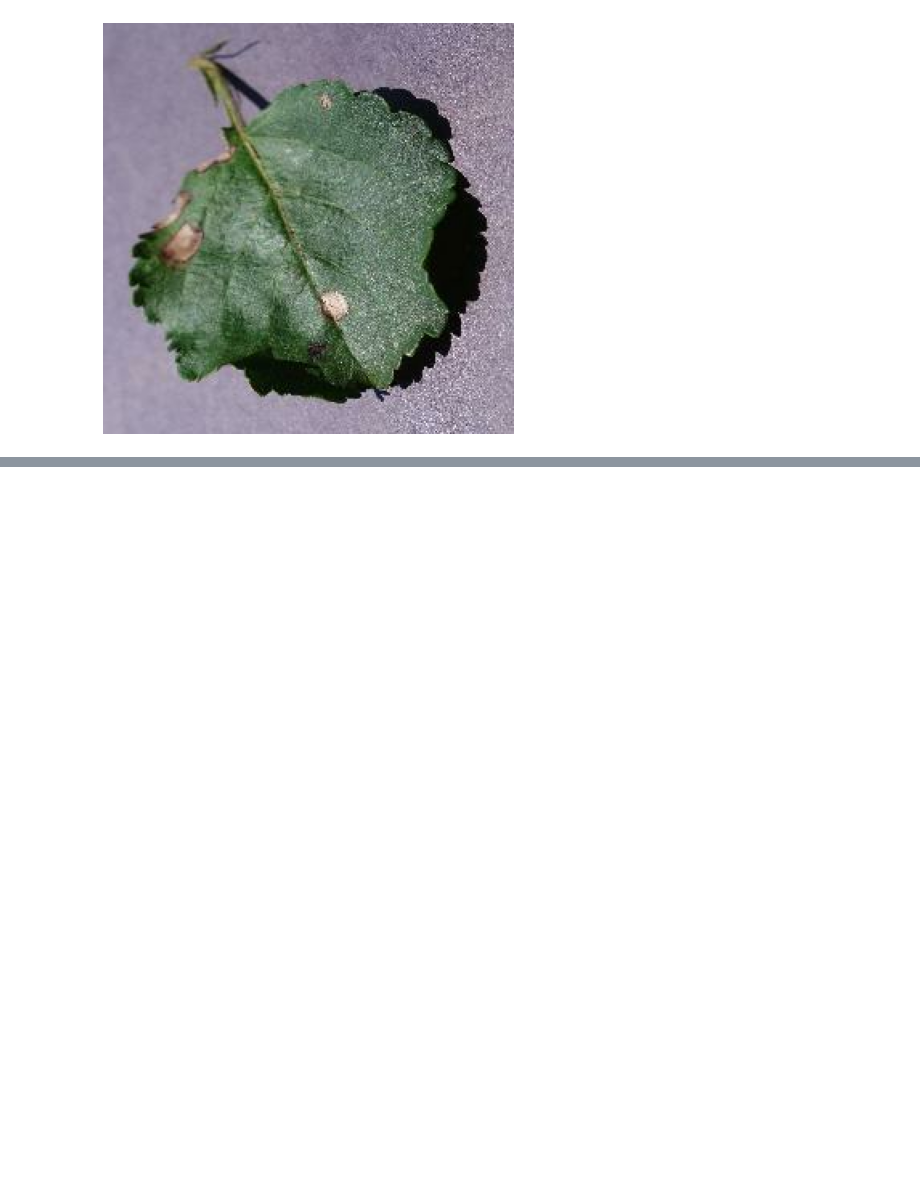
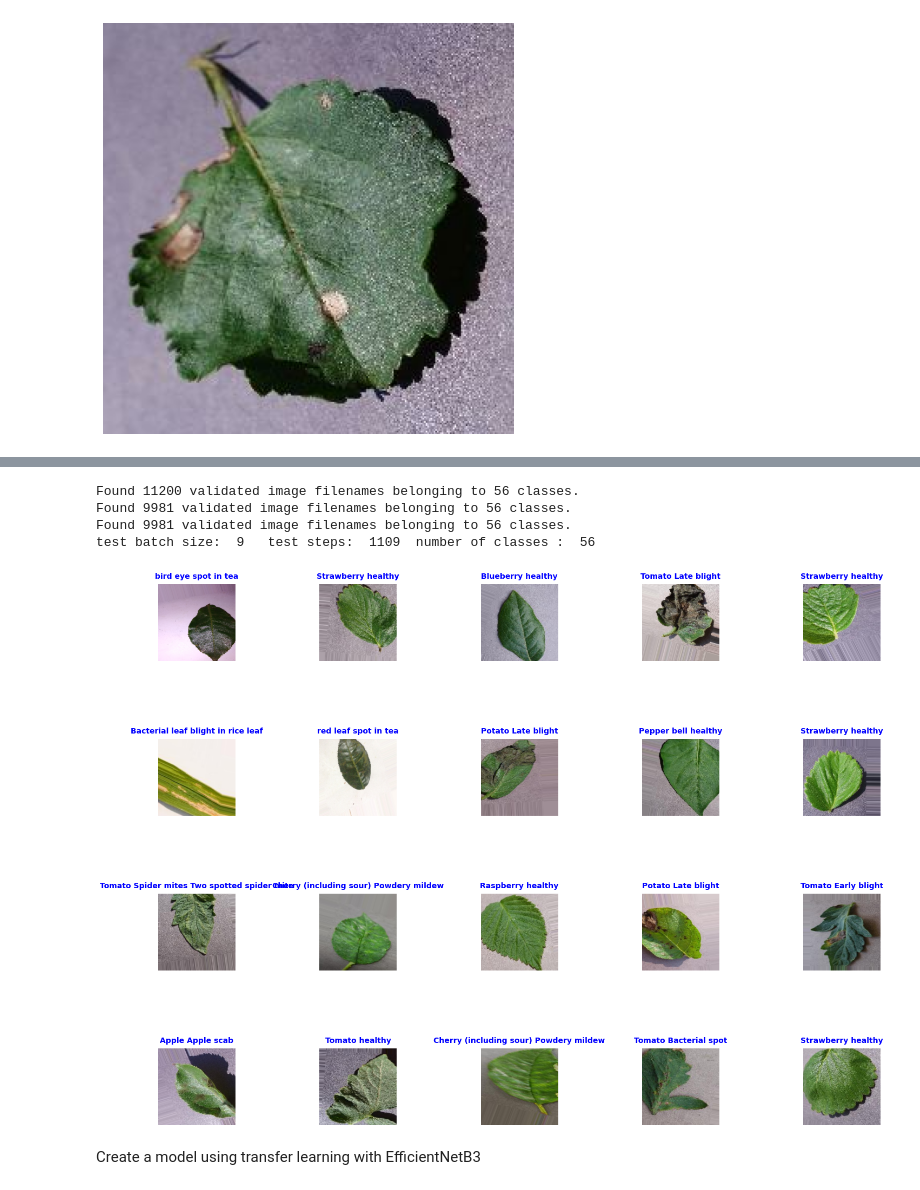
Before and after one commit to ayan-gorain/Krishicare, a Jupyter notebook: Krishicare.ipynb, the cells around one changed output, grey strips where cells are left out. Drawn from its saved outputs; the diff is of its cells as text; code cells hidden in the pictures; blank space fills up the shorter version.

```diff
--- a/Krishicare.ipynb
+++ b/Krishicare.ipynb
@@ -167,0 +259,59 @@ plt.show();
+# %%
+batch_size=20 # We will use and EfficientetB3 model, with image size of (200, 250) this size should not cause resource error
+trgen=ImageDataGenerator(horizontal_flip=True,rotation_range=20, width_shift_range=.2,
+                                  height_shift_range=.2, zoom_range=.2 )
+t_and_v_gen=ImageDataGenerator()
+msg='{0:70s} for train generator'.format(' ')
+print(msg, '\r', end='') # prints over on the same line
+train_gen=trgen.flow_from_dataframe(train_df, x_col='filepaths', y_col='labels', target_size=img_size,
+                                   class_mode='categorical', color_mode='rgb', shuffle=True, batch_size=batch_size)
+msg='{0:70s} for valid generator'.format(' ')
+print(msg, '\r', end='') # prints over on the same line
+valid_gen=t_and_v_gen.flow_from_dataframe(valid_df, x_col='filepaths', y_col='labels', target_size=img_size,
+                                   class_mode='categorical', color_mode='rgb', shuffle=False, batch_size=batch_size)
+# for the test_gen we want to calculate the batch size and test steps such that batch_size X test_steps= number of samples in test set
+# this insures that we go through all the sample in the test set exactly once.
+length=len(test_df)
+test_batch_size=sorted([int(length/n) for n in range(1,length+1) if length % n ==0 and length/n<=80],reverse=True)[0]
+test_steps=int(length/test_batch_size)
+msg='{0:70s} for test generator'.format(' ')
+print(msg, '\r', end='') # prints over on the same line
+test_gen=t_and_v_gen.flow_from_dataframe(test_df, x_col='filepaths', y_col='labels', target_size=img_size,
+                                   class_mode='categorical', color_mode='rgb', shuffle=False, batch_size=test_batch_size)
+# from the generator we can get information we will need later
+classes=list(train_gen.class_indices.keys())
+class_indices=list(train_gen.class_indices.values())
+class_count=len(classes)
+labels=test_gen.labels
+print ( 'test batch size: ' ,test_batch_size, '  test steps: ', test_steps, ' number of classes : ', class_count)
+# %% [output]
+Found 11200 validated image filenames belonging to 56 classes.
+Found 9981 validated image filenames belonging to 56 classes.
+Found 9981 validated image filenames belonging to 56 classes.
+test batch size:  9   test steps:  1109  number of classes :  56
+# %%
+def show_image_samples(gen ):
+    t_dict=gen.class_indices
+    classes=list(t_dict.keys())
+    images,labels=next(gen) # get a sample batch from the generator
+    plt.figure(figsize=(20, 20))
+    length=len(labels)
+    if length<25:   #show maximum of 25 images
+        r=length
+    else:
+        r=25
+    for i in range(r):
+        plt.subplot(5, 5, i + 1)
+        image=images[i] /255
+        plt.imshow(image)
+        index=np.argmax(labels[i])
+        class_name=classes[index]
+        plt.title(class_name, color='blue', fontsize=14)
+        plt.axis('off')
+    plt.show()
+
+show_image_samples(train_gen )
+# %% [output]
+[figure, added]
+# %% [markdown]
+Create a model using transfer learning with EfficientNetB3
```
Also changed, not shown: parts of 13 cells of this notebook.
